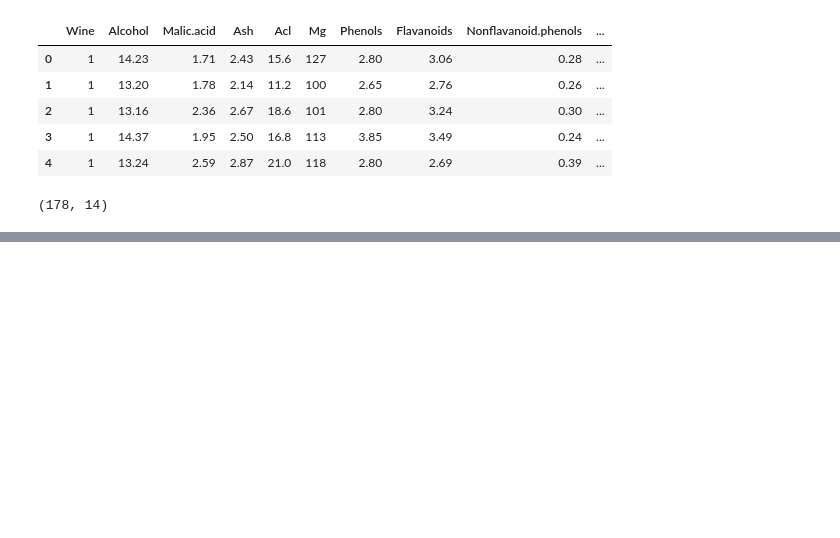
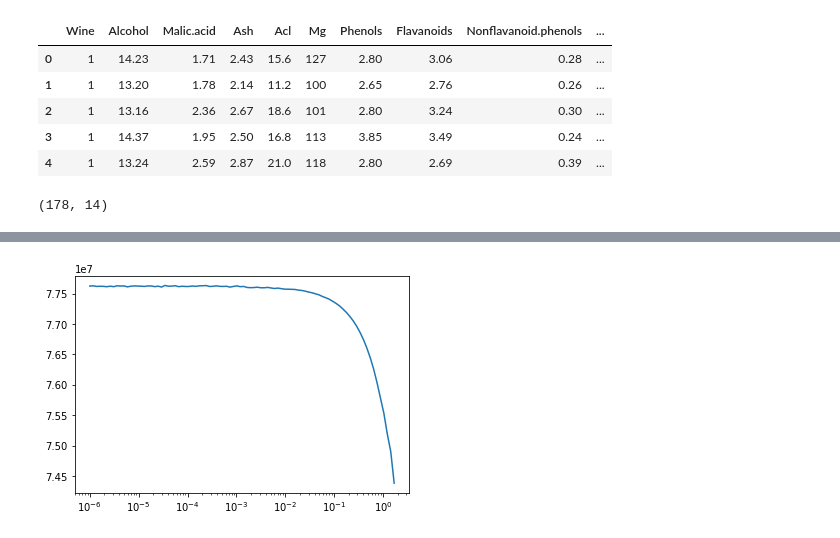
Before and after one commit to rgesteve/pytorchetude, a Jupyter notebook: SimpleTabular.ipynb, the cells around one changed output, grey strips where cells are left out. Drawn from its saved outputs; the diff is of its cells as text; code cells hidden in the pictures; blank space fills up the shorter version.

```diff
--- a/SimpleTabular.ipynb
+++ b/SimpleTabular.ipynb
@@ -54,0 +94,20 @@ wine_df.shape
+# %%
+device = 'cuda' if torch.cuda.is_available() else 'cpu'
+# %%
+D_in = X_train.values.shape[1]
+
+model = dta.Autoencoder(nn.Sequential(*dta.get_lin_layers(D_in, [50, 12, 12])),
+                     nn.Sequential(*dta.get_lin_layers_rev(D_in, [50, 12, 12])),
+                     latent_dim=5).to(device)
+opt = optim.Adam(model.parameters(), lr=0.01)
+loss_func = dta.customLoss()
+# %%
+learn = dta.Learner(model, opt, loss_func, data, 'Wine', 1, list(wine_df.columns))
+# %%
+run = dta.Runner(cb_funcs=[dta.LR_Find, dta.Recorder])
+
+run.fit(100, learn)
+# %%
+run.recorder.plot(skip_last=5)
+# %% [output]
+[figure, added]
```
Also changed, not shown: parts of 18 cells of this notebook.
